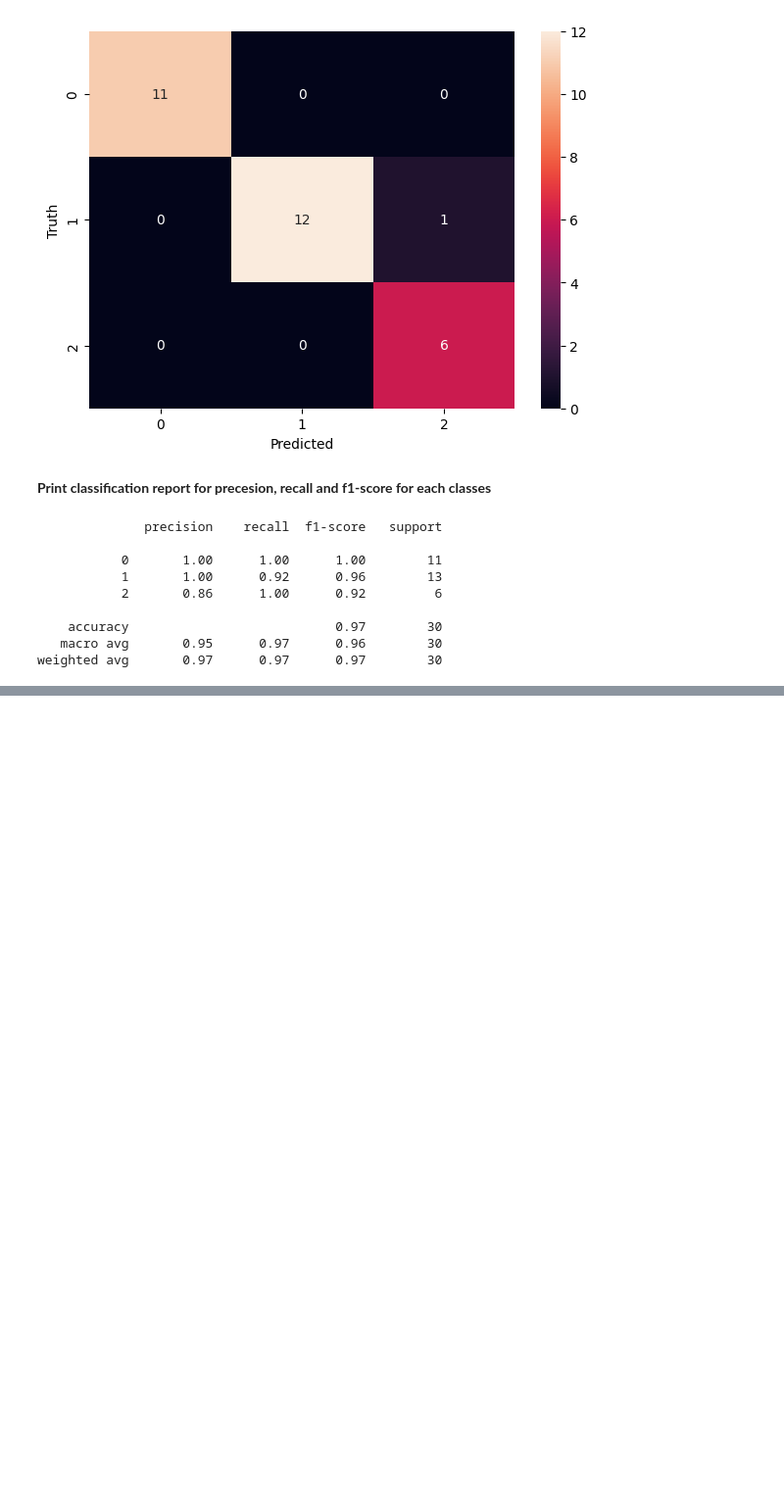
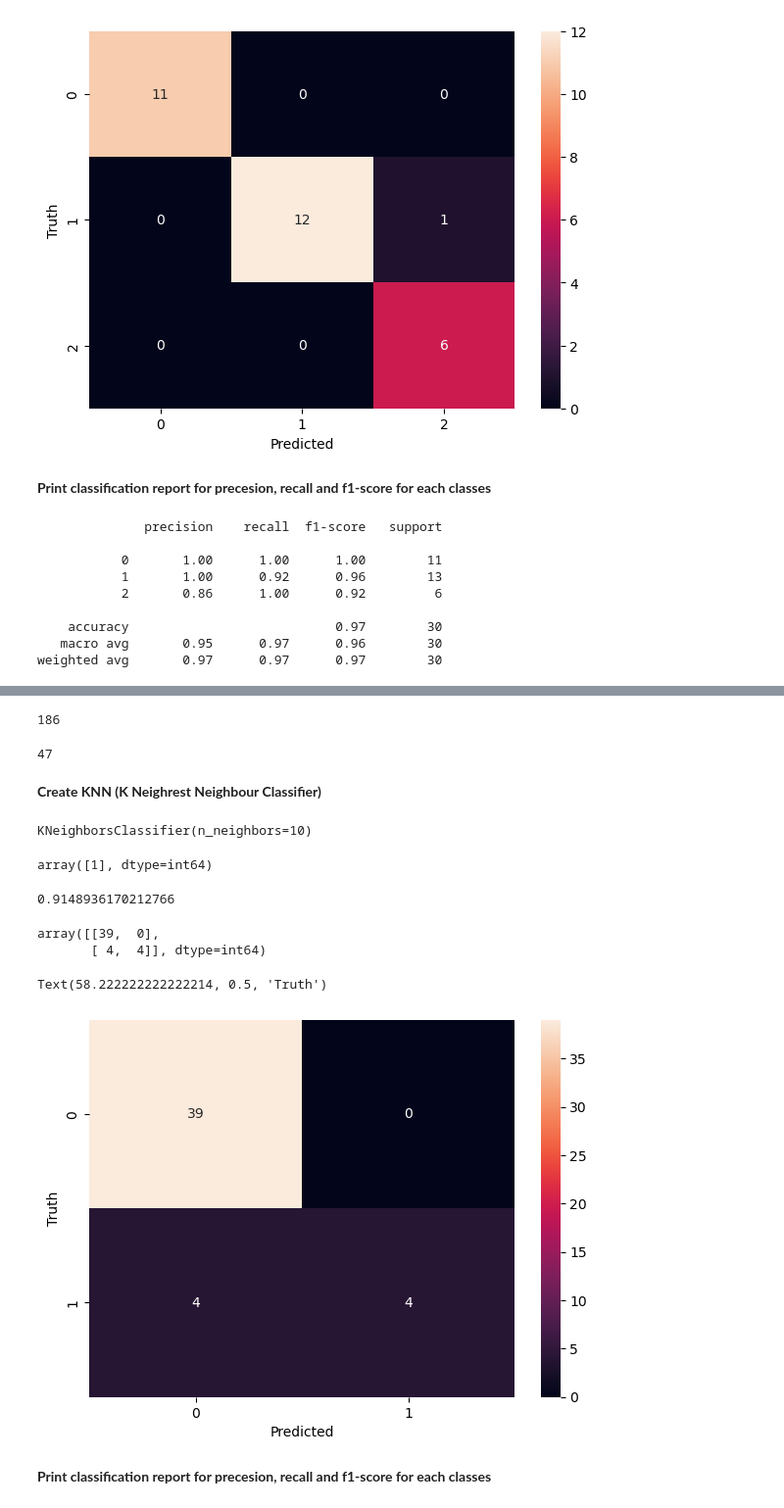
Before and after one commit to foobar41/Machine-Learning-assign, a Jupyter notebook: classification/knn_classification.ipynb, the cells around one changed output, grey strips where cells are left out. Shown at 98% size. Cells and saved outputs as stored; diff of their text form; code cells hidden in the pictures; blank space fills up the shorter version.

```diff
--- a/classification/knn_classification.ipynb
+++ b/classification/knn_classification.ipynb
@@ -240,0 +256,48 @@ weighted avg       0.97      0.97      0.97        30
+# %%
+X_train, X_test, y_train, y_test = train_test_split(inputs, target, test_size=0.2, random_state=1)
+# %%
+len(X_train)
+# %% [output]
+186
+# %%
+len(X_test)
+# %% [output]
+47
+# %% [markdown]
+**Create KNN (K Neighrest Neighbour Classifier)**
+# %%
+from sklearn.neighbors import KNeighborsClassifier
+knn = KNeighborsClassifier(n_neighbors=10)
+# %%
+knn.fit(X_train, y_train)
+# %% [output]
+KNeighborsClassifier(n_neighbors=10)
+# %%
+knn.predict([[2,2,2,3,2,2,2,1,2,2,2,2,2,2,4,3,2]])
+# %% [output]
+array([1], dtype=int64)
+# %%
+knn.score(X_test, y_test)
+# %% [output]
+0.9148936170212766
+# %%
+from sklearn.metrics import confusion_matrix
+y_pred = knn.predict(X_test)
+cm = confusion_matrix(y_test, y_pred)
+cm
+# %% [output]
+array([[39,  0],
+       [ 4,  4]], dtype=int64)
+# %%
+%matplotlib inline
+import matplotlib.pyplot as plt
+import seaborn as sn
+plt.figure(figsize=(7,5))
+sn.heatmap(cm, annot=True)
+plt.xlabel('Predicted')
+plt.ylabel('Truth')
+# %% [output]
+Text(58.222222222222214, 0.5, 'Truth')
+[figure, added]
+# %% [markdown]
+**Print classification report for precesion, recall and f1-score for each classes**
```
Also changed, not shown: parts of 3 cells of this notebook, 15 other files.
